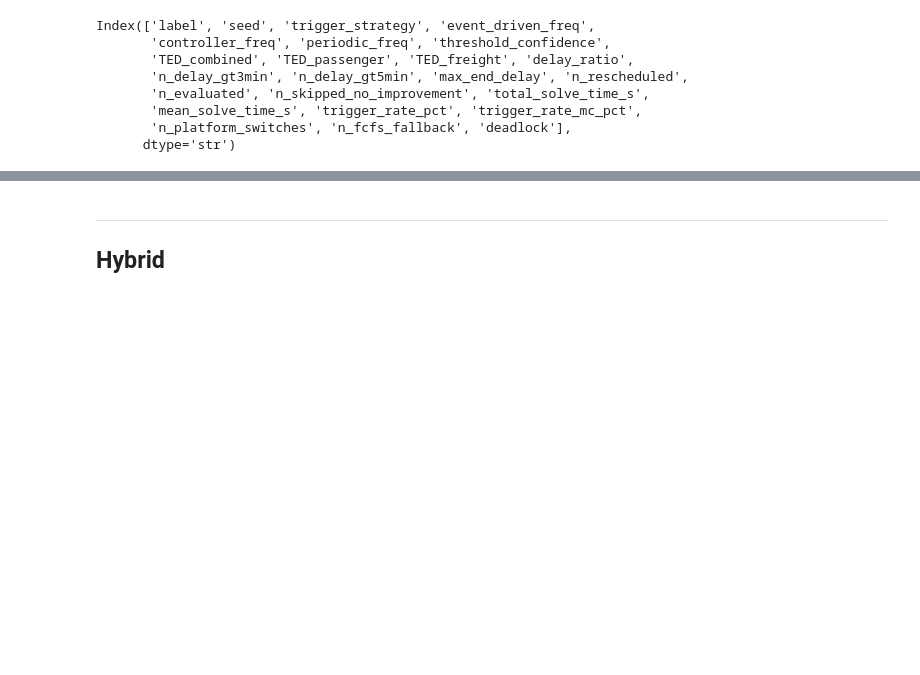
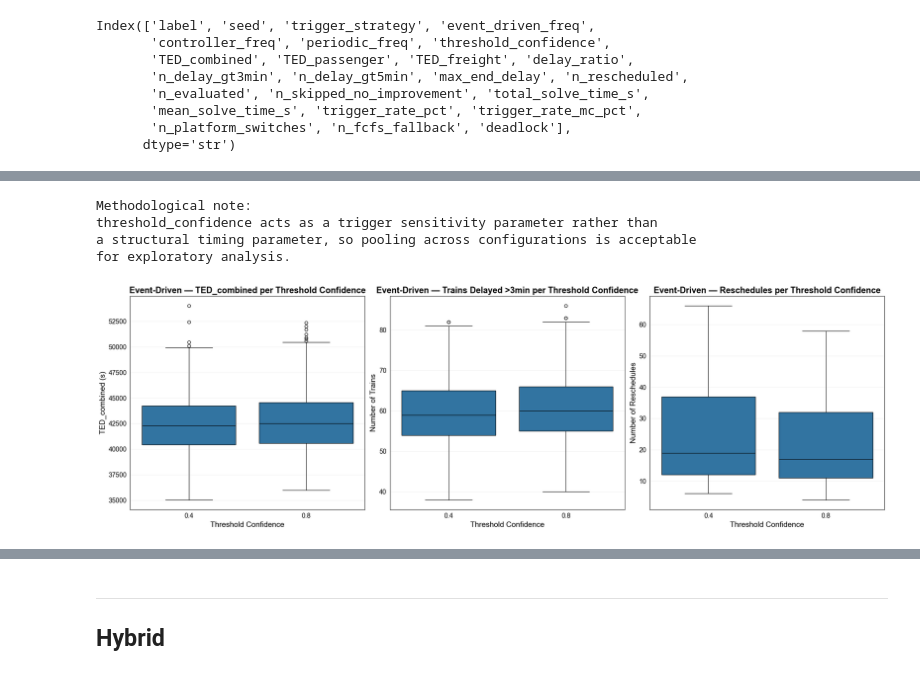
Before and after one commit to DauwDW/Thesis, a Jupyter notebook: notebooks/Analyse timing strategies.ipynb, the cells around one changed output, grey strips where cells are left out. Saved outputs shown, nothing was run; the diff lists cells and outputs as text; code cells hidden in the pictures; blank space fills up the shorter version.

```diff
--- a/notebooks/Analyse timing strategies.ipynb
+++ b/notebooks/Analyse timing strategies.ipynb
@@ -656,11 +572,6 @@ plt.show()
 import pandas as pd
 import seaborn as sns
 import matplotlib.pyplot as plt
-
-colors = {
-    "IC": "#60B4F9", "L": "#90CDF4", "S": "#3182CE",
-    "EURST": "#1E3A5F", "ICE": "#6A5ACD", "INT": "#2C5282", "Freight": "#D9534F"
-}
 
 print("""
 Methodological note:
@@ -689,58 +600,72 @@ stats_df = (
         mean_TED=("TED_combined", "mean"),
         std_TED=("TED_combined", "std"),
         mean_n_delay=("n_delay_gt3min", "mean"),
         std_n_delay=("n_delay_gt3min", "std"),
         mean_reschedules=("n_rescheduled", "mean"),
         std_reschedules=("n_rescheduled", "std"),
     )
     .reindex(threshold_order)
 )
 
 # ============================================================
 # PLOTTING
 # ============================================================
 
-sns.set_style("whitegrid")
 fig, axes = plt.subplots(1, 3, figsize=(22, 7))
 
 # TED
 sns.boxplot(data=plot_df, x="threshold_confidence", y="TED_combined",
-            order=threshold_order, color=colors["Freight"], ax=axes[0])
-axes[0].set_xticklabels([
-    f"{c}\nμ={stats_df.loc[c,'mean_TED']:.0f}\nσ={stats_df.loc[c,'std_TED']:.0f}\nDL={int(stats_df.loc[c,'deadlocks'])}"
-    for c in threshold_order
-])
-axes[0].set_title("Effect of Threshold Confidence on TED", fontsize=12, fontweight="bold")
-axes[0].set_xlabel("Threshold Confidence\nμ = mean | σ = std | DL = deadlocks")
-axes[0].set_ylabel("TED_combined")
+            order=threshold_order, ax=axes[0], linecolor="black",
+            flierprops={"markeredgecolor": "black"})
+axes[0].set_xticklabels([f"{c}" for c in threshold_order], fontsize=15)
+axes[0].tick_params(colors="black", labelsize=13)
+axes[0].spines["bottom"].set_color("black")
+axes[0].spines["top"].set_color("black")
+axes[0].spines["left"].set_color("black")
+axes[0].spines["right"].set_color("black")
+axes[0].set_title("Event-Driven — TED_combined per Threshold Confidence", fontsize=17, fontweight="bold", color="black")
+axes[0].set_xlabel("Threshold Confidence", fontsize=15, color="black")
+axes[0].set_ylabel("TED_combined (s)", fontsize=15, color="black")
 
 # n_delay_gt3min
 sns.boxplot(data=plot_df, x="threshold_confidence", y="n_delay_gt3min",
-            order=threshold_order, color=colors["IC"], ax=axes[1])
-axes[1].set_xticklabels([
-    f"{c}\nμ={stats_df.loc[c,'mean_n_delay']:.1f}\nσ={stats_df.loc[c,'std_n_delay']:.1f}\nDL={int(stats_df.loc[c,'deadlocks'])}"
-    for c in threshold_order
-])
-axes[1].set_title("Effect of Threshold Confidence on Trains Delayed >3min", fontsize=12, fontweight="bold")
-axes[1].set_xlabel("Threshold Confidence\nμ = mean | σ = std | DL = deadlocks")
-axes[1].set_ylabel("n_delay_gt3min")
+            order=threshold_order, ax=axes[1], linecolor="black",
+            flierprops={"markeredgecolor": "black"})
+axes[1].set_xticklabels([f"{c}" for c in threshold_order], fontsize=15)
+axes[1].tick_params(colors="black", labelsize=13)
+axes[1].spines["bottom"].set_color("black")
+axes[1].spines["top"].set_color("black")
+axes[1].spines["left"].set_color("black")
+axes[1].spines["right"].set_color("black")
+axes[1].set_title("Event-Driven — Trains Delayed >3min per Threshold Confidence", fontsize=17, fontweight="bold", color="black")
+axes[1].set_xlabel("Threshold Confidence", fontsize=15, color="black")
+axes[1].set_ylabel("Number of Trains", fontsize=15, color="black")
 
 # Reschedules
 sns.boxplot(data=plot_df, x="threshold_confidence", y="n_rescheduled",
-            order=threshold_order, color=colors["S"], ax=axes[2])
-axes[2].set_xticklabels([
-    f"{c}\nμ={stats_df.loc[c,'mean_reschedules']:.1f}\nσ={stats_df.loc[c,'std_reschedules']:.1f}\nDL={int(stats_df.loc[c,'deadlocks'])}"
-    for c in threshold_order
-])
-axes[2].set_title("Effect of Threshold Confidence on Rescheduling Activity", fontsize=12, fontweight="bold")
-axes[2].set_xlabel("Threshold Confidence\nμ = mean | σ = std | DL = deadlocks")
-axes[2].set_ylabel("Number of Reschedules")
+            order=threshold_order, ax=axes[2], linecolor="black",
+            flierprops={"markeredgecolor": "black"})
+axes[2].set_xticklabels([f"{c}" for c in threshold_order], fontsize=15)
+axes[2].tick_params(colors="black", labelsize=13)
+axes[2].spines["bottom"].set_color("black")
+axes[2].spines["top"].set_color("black")
+axes[2].spines["left"].set_color("black")
+axes[2].spines["right"].set_color("black")
+axes[2].set_title("Event-Driven — Reschedules per Threshold Confidence", fontsize=17, fontweight="bold", color="black")
+axes[2].set_xlabel("Threshold Confidence", fontsize=15, color="black")
+axes[2].set_ylabel("Number of Reschedules", fontsize=15, color="black")
 
 for ax in axes:
     ax.grid(axis="y", alpha=0.3)
 
 plt.tight_layout()
 plt.show()
+# %% [output]
+Methodological note:
+threshold_confidence acts as a trigger sensitivity parameter rather than
+a structural timing parameter, so pooling across configurations is acceptable
+for exploratory analysis.
+[figure, added]
 # %%
 import pandas as pd
 import seaborn as sns
```
Also changed, not shown: parts of 5 cells of this notebook.
